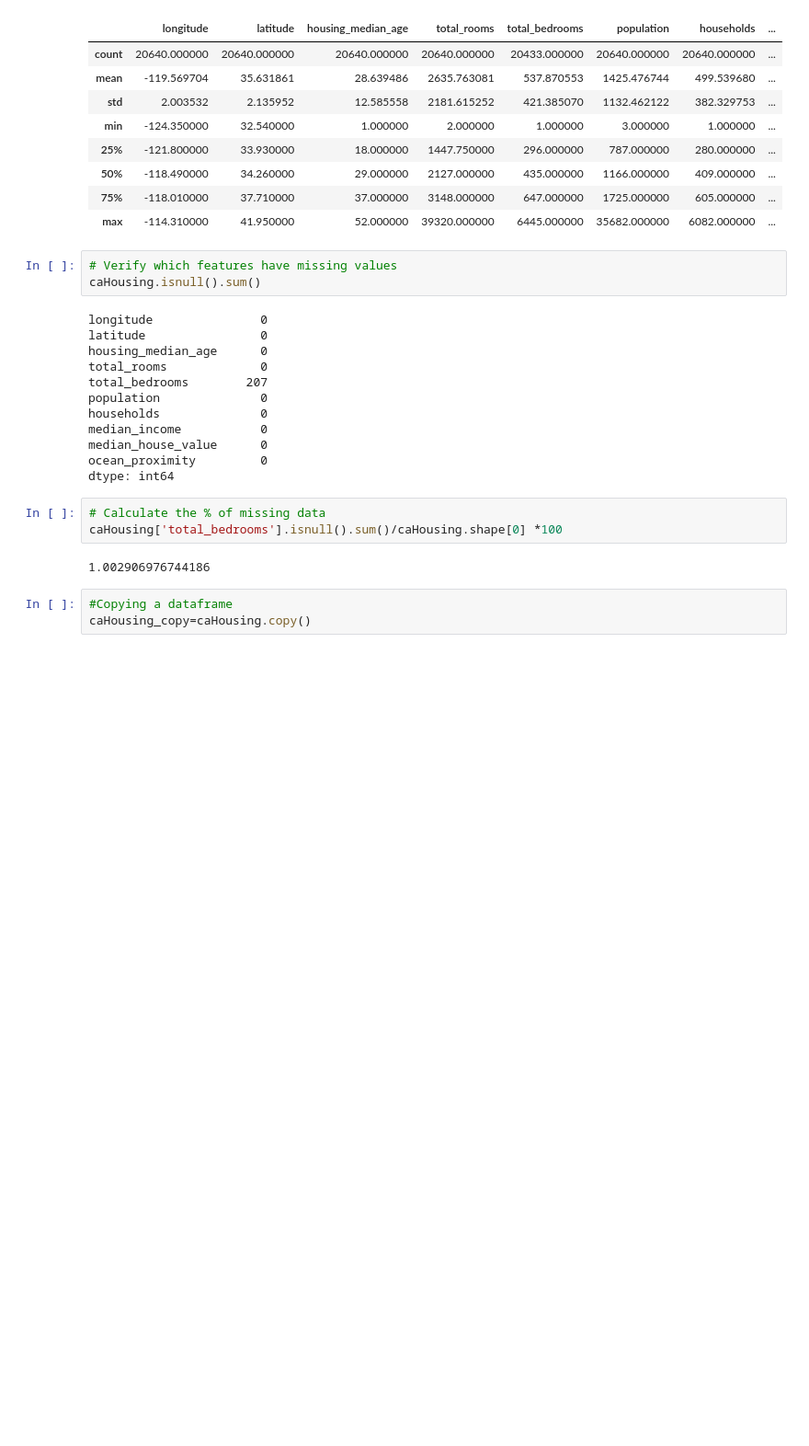
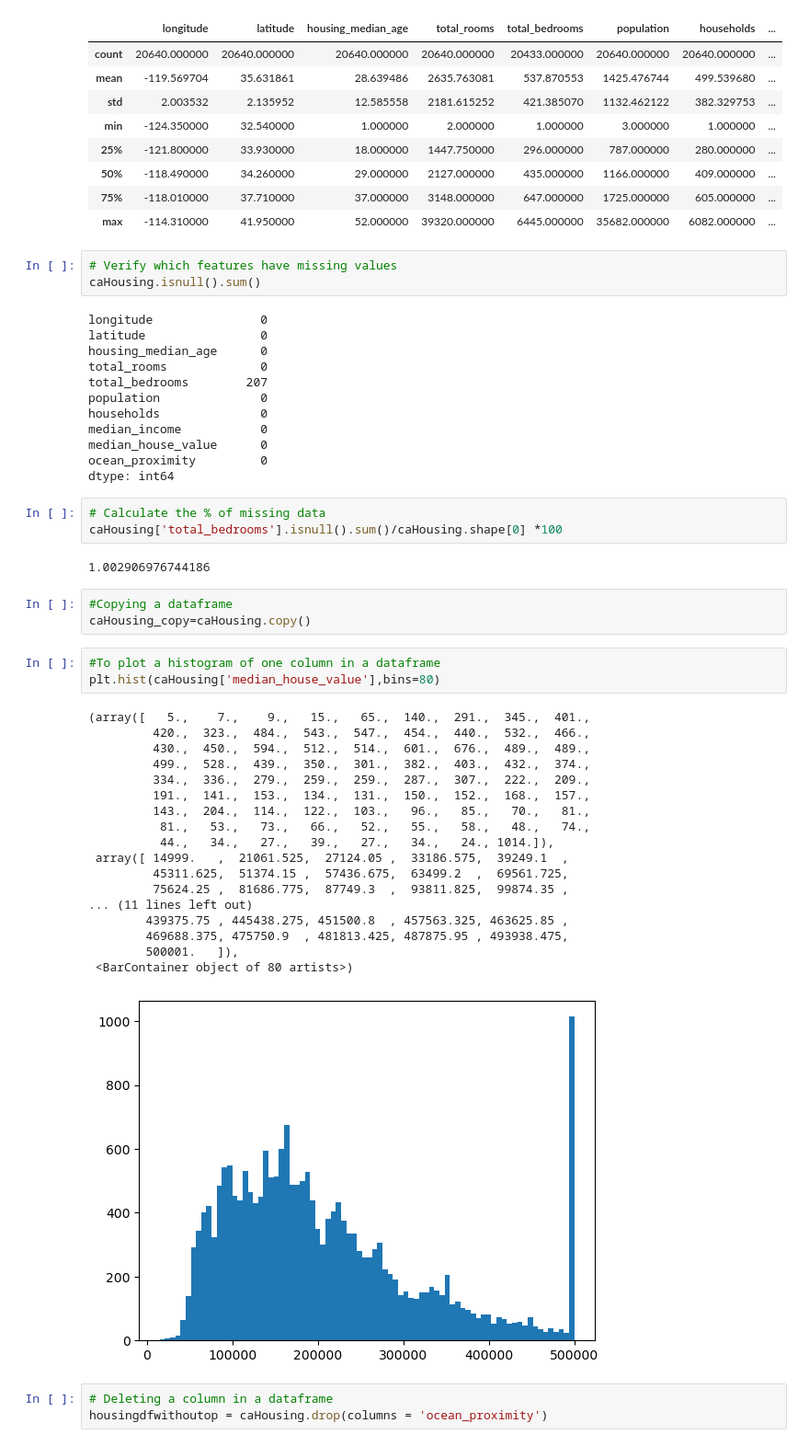
Before and after one commit to nishags83g/my-ai-learning, a Jupyter notebook: mylearnings.ipynb, the cells around one changed output. Shown: that part at 92% size. Cells and saved outputs as stored; diff of their text form; blank space fills up the shorter version.

```diff
--- a/mylearnings.ipynb
+++ b/mylearnings.ipynb
@@ -84,3 +86,28 @@ caHousing['total_bedrooms'].isnull().sum()/caHousing.shape[0] *100
 # %%
 #Copying a dataframe
 caHousing_copy=caHousing.copy()
+# %%
+#To plot a histogram of one column in a dataframe
+plt.hist(caHousing['median_house_value'],bins=80)
+# %% [output]
+(array([   5.,    7.,    9.,   15.,   65.,  140.,  291.,  345.,  401.,
+         420.,  323.,  484.,  543.,  547.,  454.,  440.,  532.,  466.,
+         430.,  450.,  594.,  512.,  514.,  601.,  676.,  489.,  489.,
+         499.,  528.,  439.,  350.,  301.,  382.,  403.,  432.,  374.,
+         334.,  336.,  279.,  259.,  259.,  287.,  307.,  222.,  209.,
+         191.,  141.,  153.,  134.,  131.,  150.,  152.,  168.,  157.,
+         143.,  204.,  114.,  122.,  103.,   96.,   85.,   70.,   81.,
+          81.,   53.,   73.,   66.,   52.,   55.,   58.,   48.,   74.,
+          44.,   34.,   27.,   39.,   27.,   34.,   24., 1014.]),
+ array([ 14999.   ,  21061.525,  27124.05 ,  33186.575,  39249.1  ,
+         45311.625,  51374.15 ,  57436.675,  63499.2  ,  69561.725,
+         75624.25 ,  81686.775,  87749.3  ,  93811.825,  99874.35 ,
+... (11 lines left out)
+        439375.75 , 445438.275, 451500.8  , 457563.325, 463625.85 ,
+        469688.375, 475750.9  , 481813.425, 487875.95 , 493938.475,
+        500001.   ]),
+ <BarContainer object of 80 artists>)
+[figure, added]
+# %%
+# Deleting a column in a dataframe
+housingdfwithoutop = caHousing.drop(columns = 'ocean_proximity')
```
Also changed, not shown: parts of 5 cells of this notebook.
